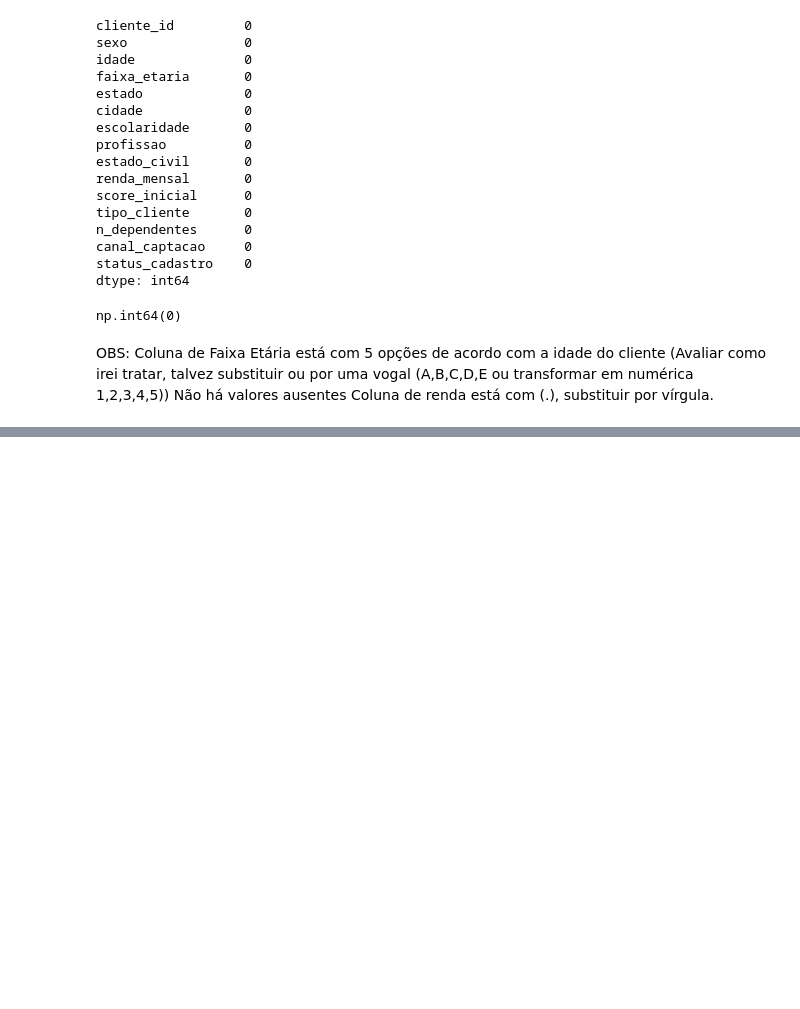
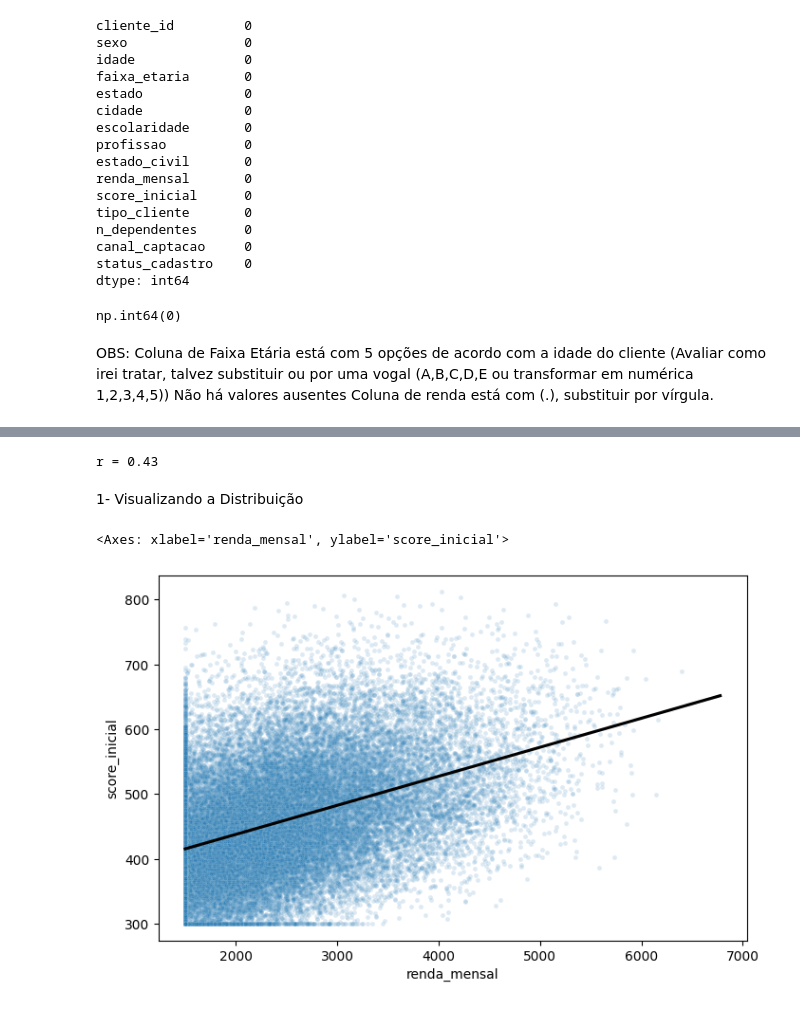
Before and after one commit to mairasantana/desafio-final-neurotech, a Jupyter notebook: analise_de_dados.ipynb, the cells around one changed output, grey strips where cells are left out. Cells and saved outputs as stored; diff of their text form; code cells hidden in the pictures; blank space fills up the shorter version.

Commit message:
feat: Adiciona análise renda vs score (estatísticas, correlação e scatter com trendline)

```diff
--- a/analise_de_dados.ipynb
+++ b/analise_de_dados.ipynb
@@ -222,0 +240,31 @@ df_cadastral.head()
+# %%
+# default = Pearson
+r = df_cadastral['renda_mensal'].corr(df_cadastral['score_inicial'])
+print(f"r = {r:.2f}")
+# %% [output]
+r = 0.43
+# %% [markdown]
+1- Visualizando a Distribuição
+# %%
+plt.figure(figsize=(8, 5))
+
+sns.scatterplot(
+    data=df_cadastral.sample(40_000, random_state=42), # amostra grande, mas não toda a base
+    x="renda_mensal",
+    y="score_inicial",
+    palette="Set2",
+    alpha=0.15, # transparência -> menos sobreposição
+    s=12 # tamanho do ponto
+)
+
+# Adicionando linha de tendência global
+sns.regplot(
+    data=df_cadastral,
+    x="renda_mensal",
+    y="score_inicial",
+    scatter=False,
+    color="black"
+)
+# %% [output]
+<Axes: xlabel='renda_mensal', ylabel='score_inicial'>
+[figure, added]
```
Also changed, not shown: parts of 3 cells of this notebook.
